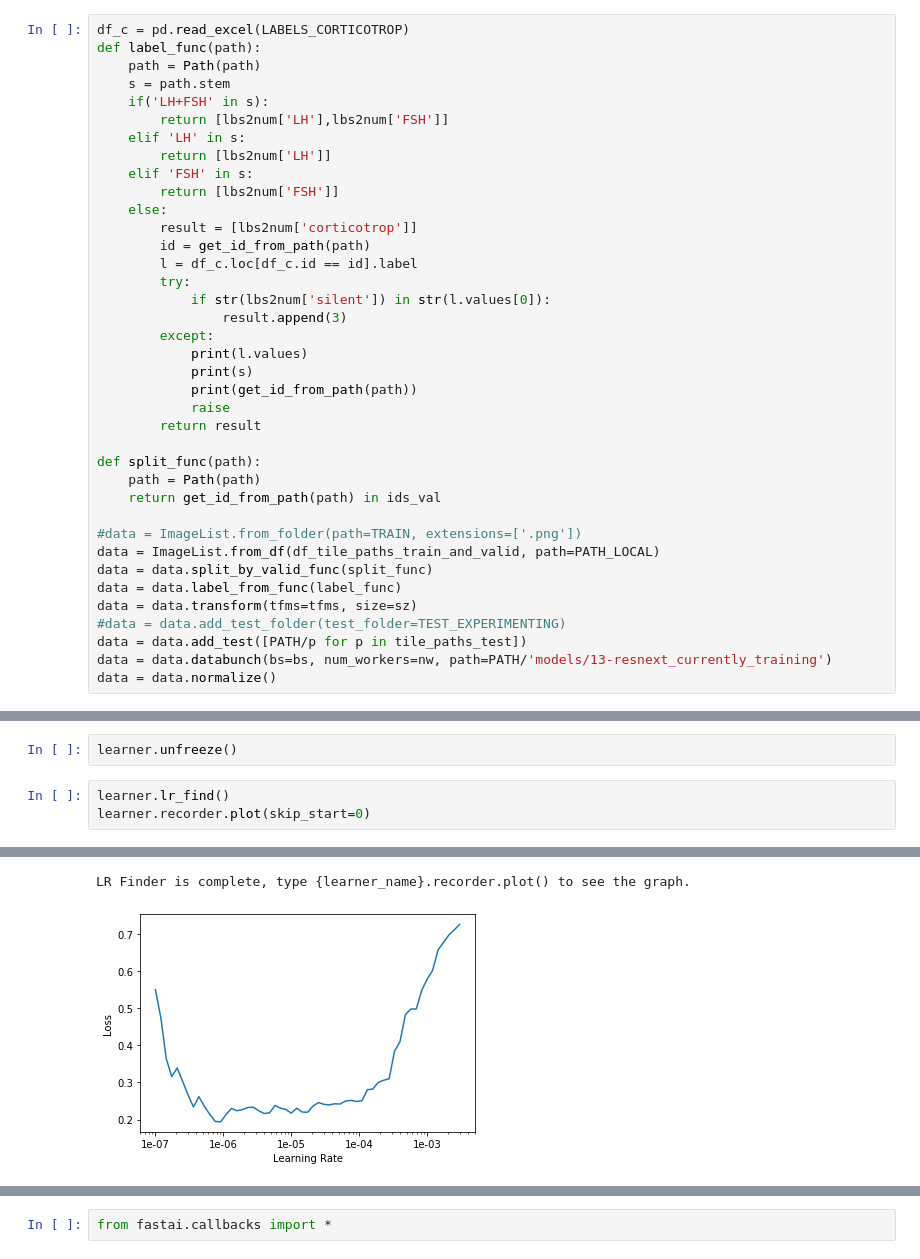
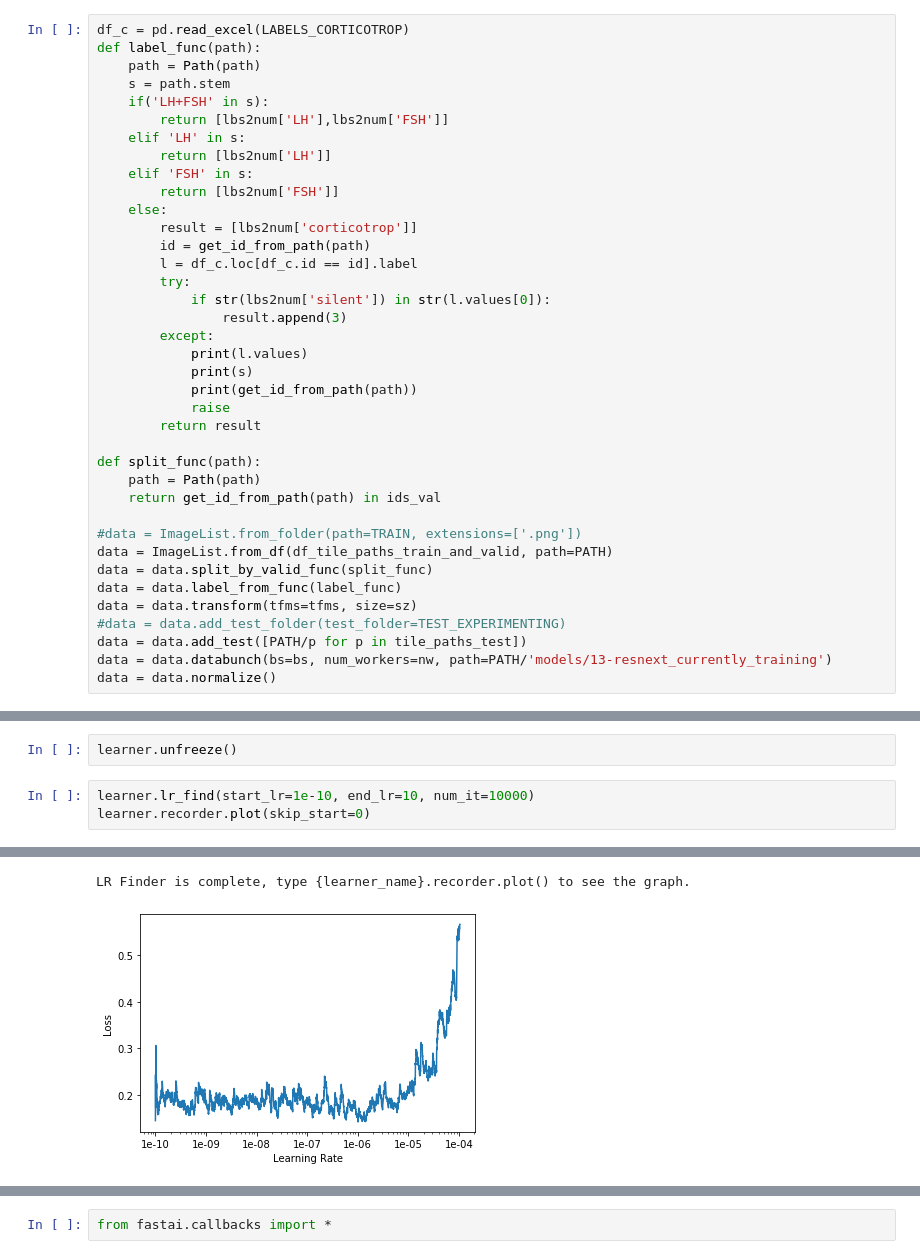
Before and after one commit to ChristophNeuner/pituitary_gland_adenomas, a Jupyter notebook: network-entity_classification.ipynb, the cells around one changed output, grey strips where cells are left out. Drawn from its saved outputs; the diff is of its cells as text.

```diff
--- a/network-entity_classification.ipynb
+++ b/network-entity_classification.ipynb
@@ -323,7 +355,7 @@ def split_func(path):
     return get_id_from_path(path) in ids_val
 
 #data = ImageList.from_folder(path=TRAIN, extensions=['.png'])
-data = ImageList.from_df(df_tile_paths_train_and_valid, path=PATH_LOCAL)
+data = ImageList.from_df(df_tile_paths_train_and_valid, path=PATH)
 data = data.split_by_valid_func(split_func)
 data = data.label_from_func(label_func)
 data = data.transform(tfms=tfms, size=sz)
@@ -382,9 +416,9 @@ learner.save(nameHead)
 # %%
 learner.unfreeze()
 # %%
-learner.lr_find()
+learner.lr_find(start_lr=1e-10, end_lr=10, num_it=10000)
 learner.recorder.plot(skip_start=0)
 # %% [output]
 [interactive output not drawn]
 LR Finder is complete, type {learner_name}.recorder.plot() to see the graph.
-[figure, old version]
+[figure, new version]
```
Also changed, not shown: parts of 25 cells of this notebook, 6 other files.
